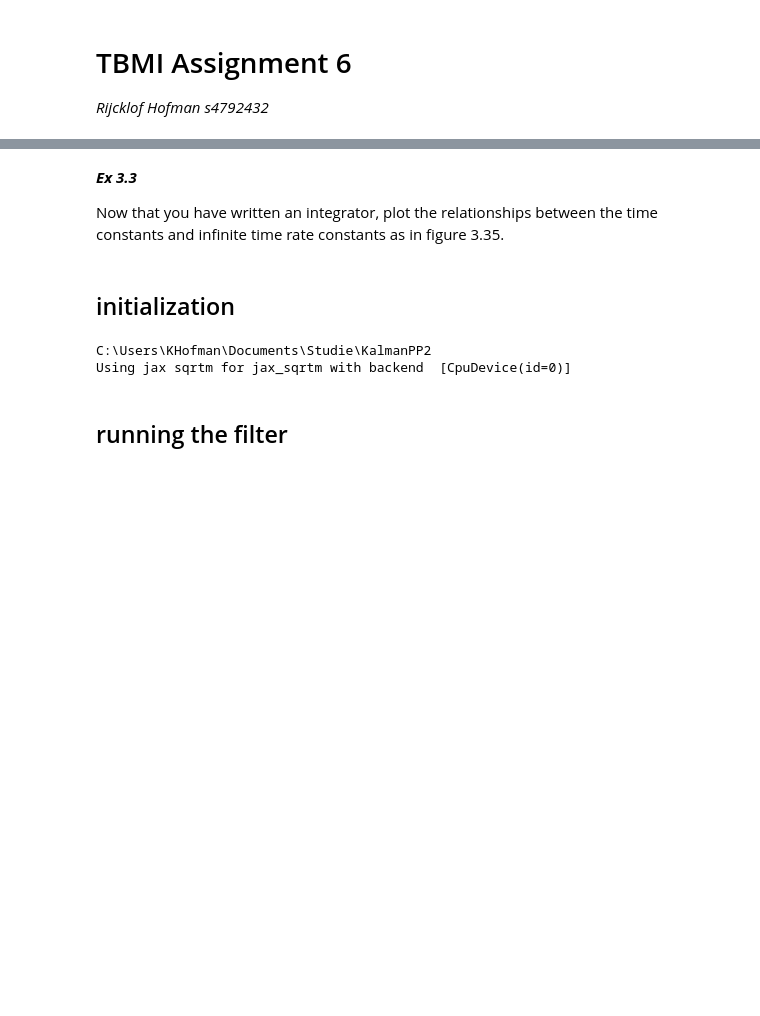
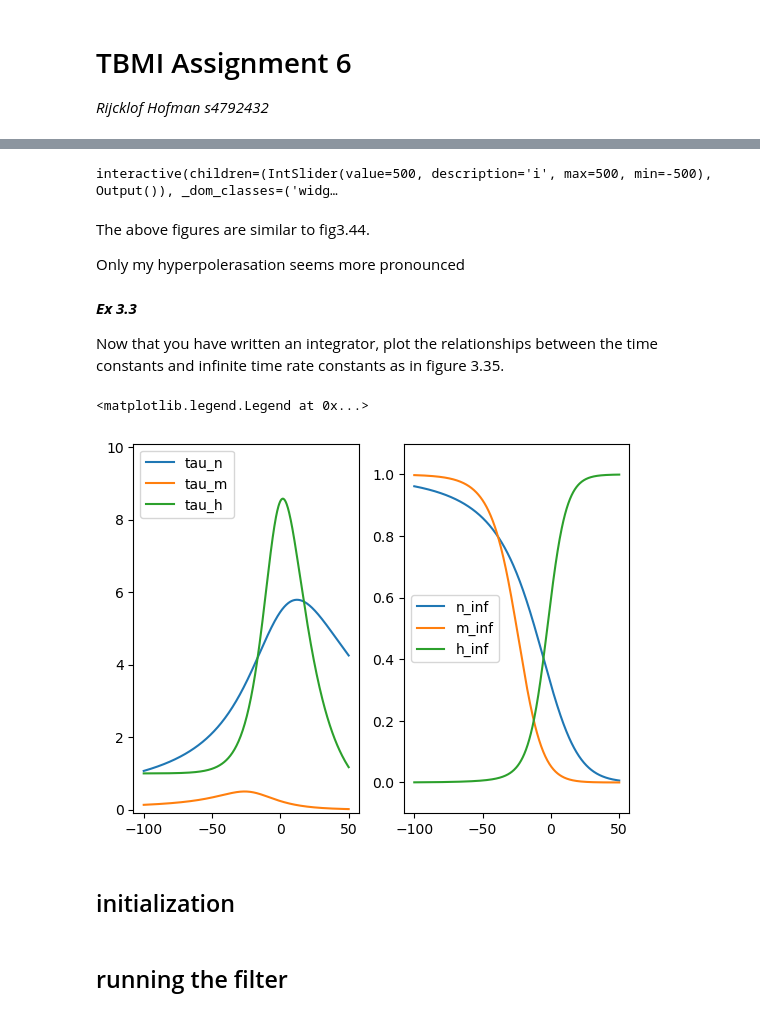
Before and after one commit to rhofm/KalmanPP2, a Jupyter notebook: notebooks/Assignment6.ipynb, the cells around one changed output, grey strips where cells are left out. Saved outputs shown, nothing was run; the diff lists cells and outputs as text; code cells hidden in the pictures; blank space fills up the shorter version.

```diff
--- a/notebooks/Assignment6.ipynb
+++ b/notebooks/Assignment6.ipynb
@@ -67,7 +205,74 @@ where $q = m,n,$ or $h$.
+# %%
+#Modern voltage
+@widgets.interact(i=(-500,500))
+
+def plotter_modern(i=500):
+    HH_i = HH_model(I_pulse_max = i,modern_V=True)
+    HH_i.run()
+
+    fig,axs = plt.subplots(3,1,sharex=True)
+    fig.tight_layout()
+
+    axs[0].plot(HH_i.t,HH_i.I,label="I")
+    axs[0].legend(loc='upper right')
+    axs[0].set_ylim(-1000,1000)
+
+    axs[1].plot(HH_i.t,HH_i.V,label="V")
+    axs[1].legend(loc='upper right')
+    axs[1].set_ylim(-160,40)
+
+    axs[2].plot(HH_i.t,HH_i.n,label="n")
+    axs[2].plot(HH_i.t,HH_i.m,label="m")
+    axs[2].plot(HH_i.t,HH_i.h,label="h")
+    axs[2].legend(loc='upper right')
+    axs[2].set_ylim(-0.1,1.1)
+
+    #plt.show()
+    #plt.close()
+# %% [output]
+interactive(children=(IntSlider(value=500, description='i', max=500, min=-500), Output()), _dom_classes=('widg…
+# %% [markdown]
+The above figures are similar to fig3.44.
+
+Only my hyperpolerasation seems more pronounced
 # %% [markdown]
 ___Ex 3.3___
 
 Now that you have written an integrator, plot the relationships between the time
 constants and infinite time rate constants as in figure 3.35.
+# %%
+HH = HH_model()
+
+n_points = 500
+V_range = np.linspace(-100,50,n_points)
+
+tau_n,tau_m,tau_h = np.empty(n_points),np.empty(n_points),np.empty(n_points)
+n_inf,m_inf,h_inf = np.empty(n_points),np.empty(n_points),np.empty(n_points)
+
+for i in range(n_points):
+    n_inf[i] = HH.dndt(V_range[i],0,init=True)
+    m_inf[i] = HH.dmdt(V_range[i],0,init=True)
+    h_inf[i] = HH.dhdt(V_range[i],0,init=True)
+
+    tau_n[i] = 1/np.sum(HH.dndt(V_range[i],0,ret_ab=True))
+    tau_m[i] = 1/np.sum(HH.dmdt(V_range[i],0,ret_ab=True))
+    tau_h[i] = 1/np.sum(HH.dhdt(V_range[i],0,ret_ab=True))
+# %%
+fig,axs = plt.subplots(1,2)
+
+axs[0].plot(V_range,tau_n,label="tau_n")
+axs[0].plot(V_range,tau_m,label="tau_m")
+axs[0].plot(V_range,tau_h,label="tau_h")
+axs[0].set_ylim(-0.1,10.1)
+axs[0].legend()#loc="upper right")
+
+axs[1].plot(V_range,n_inf,label="n_inf")
+axs[1].plot(V_range,m_inf,label="m_inf")
+axs[1].plot(V_range,h_inf,label="h_inf")
+axs[1].set_ylim(-0.1,1.1)
+axs[1].legend()#loc="upper right")
+# %% [output]
+<matplotlib.legend.Legend at 0x...>
+[figure, added]
 # %% [markdown]
 ## initialization
@@ -84,12 +279,3 @@ os.chdir(base_path)
-# %%
-os.chdir("code")
-import ukf_voss
-os.chdir(os.path.join("..","notebooks"))
-import Assignment6
-os.chdir("..")
-# %% [output]
-C:\Users\KHofman\Documents\Studie\KalmanPP2
-Using jax sqrtm for jax_sqrtm with backend  [CpuDevice(id=0)]
 # %%
 u0 = np.array([
     [-0.1637, -0.2244, -0.1982, -0.1410, -0.1029, -0.0811, -0.0656, -0.0396],
```
Also changed, not shown: parts of 12 cells of this notebook.
